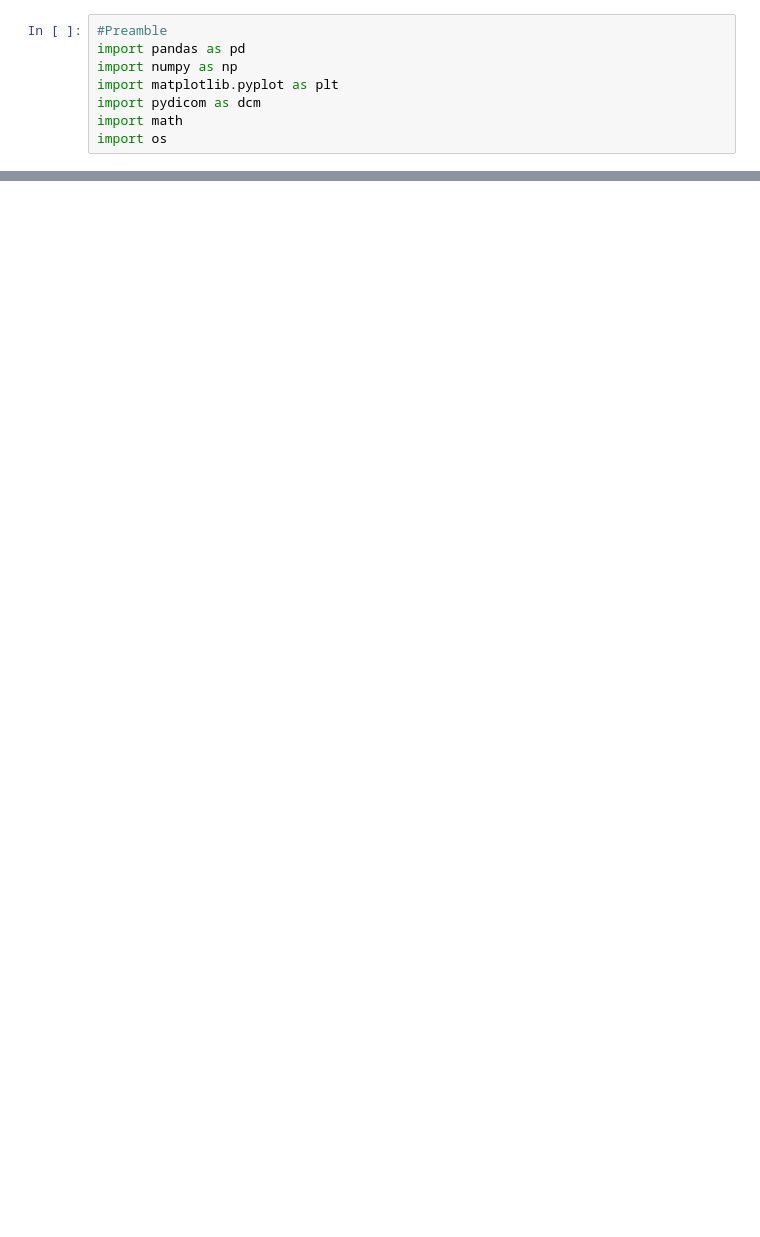
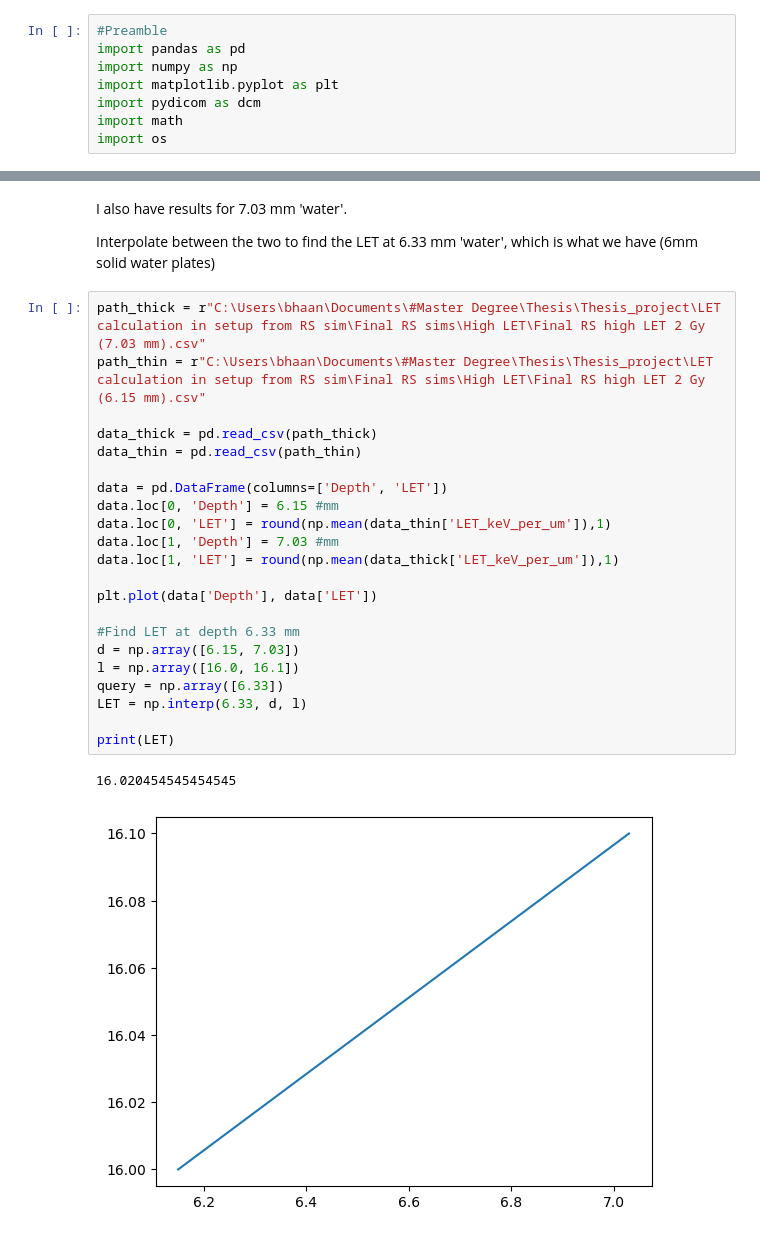
Before and after one commit to BrittHaanen15/Thesis_project, a Jupyter notebook: Python codes/Analysis of RayStation simulation.ipynb, the cells around one changed output, grey strips where cells are left out. Cells and saved outputs as stored; diff of their text form; blank space fills up the shorter version.

```diff
--- a/Python codes/Analysis of RayStation simulation.ipynb
+++ b/Python codes/Analysis of RayStation simulation.ipynb
@@ -173,0 +177,29 @@ Min LET: 12.0 keV/um
+# %% [markdown]
+I also have results for 7.03 mm 'water'.
+
+Interpolate between the two to find the LET at 6.33 mm 'water', which is what we have (6mm solid water plates)
+# %%
+path_thick = r"C:\Users\bhaan\Documents\#Master Degree\Thesis\Thesis_project\LET calculation in setup from RS sim\Final RS sims\High LET\Final RS high LET 2 Gy (7.03 mm).csv"
+path_thin = r"C:\Users\bhaan\Documents\#Master Degree\Thesis\Thesis_project\LET calculation in setup from RS sim\Final RS sims\High LET\Final RS high LET 2 Gy (6.15 mm).csv"
+
+data_thick = pd.read_csv(path_thick)
+data_thin = pd.read_csv(path_thin)
+
+data = pd.DataFrame(columns=['Depth', 'LET'])
+data.loc[0, 'Depth'] = 6.15 #mm
+data.loc[0, 'LET'] = round(np.mean(data_thin['LET_keV_per_um']),1)
+data.loc[1, 'Depth'] = 7.03 #mm
+data.loc[1, 'LET'] = round(np.mean(data_thick['LET_keV_per_um']),1)
+
+plt.plot(data['Depth'], data['LET'])
+
+#Find LET at depth 6.33 mm
+d = np.array([6.15, 7.03])
+l = np.array([16.0, 16.1])
+query = np.array([6.33])
+LET = np.interp(6.33, d, l)
+
+print(LET)
+# %% [output]
+16.020454545454545
+[figure, added]
```
Also changed, not shown: parts of 3 cells of this notebook, 2 other files.
